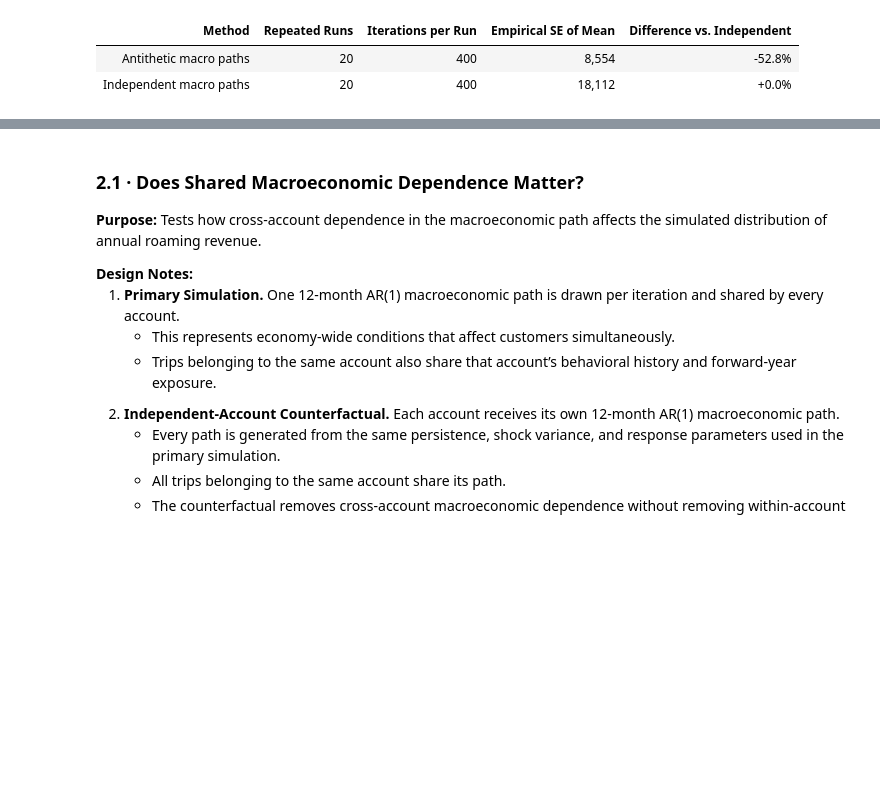
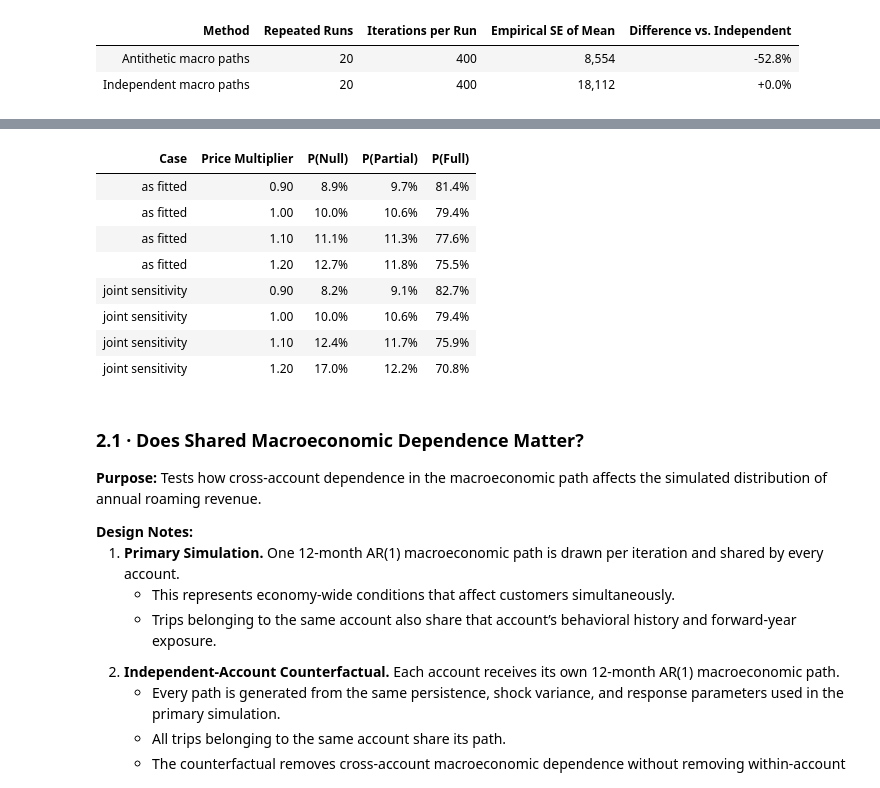
Before and after one commit to paforsey/data-science-portfolio, a Jupyter notebook: case-studies/international-roaming/international_roaming.ipynb, the cells around one changed output, grey strips where cells are left out. Cells and saved outputs as stored; diff of their text form; code cells hidden in the pictures; blank space fills up the shorter version.

```diff
--- a/case-studies/international-roaming/international_roaming.ipynb
+++ b/case-studies/international-roaming/international_roaming.ipynb
@@ -8168,3 +8168,75 @@ Monte Carlo Precision Comparison (USD)
 | Method | Repeated Runs | Iterations per Run | Empirical SE of Mean | Difference vs. Independent |
 | Antithetic macro paths | 20 | 400 | 8,554 | -52.8% |
 | Independent macro paths | 20 | 400 | 18,112 | +0.0% |
+# %%
+# Build Coverage-State Probability Curve
+# Population-mean P(null)/P(partial)/P(full) by price and behavioral case — the
+# State Model's price-response mechanism itself, not a simulated quantity, and
+# not conditioned on macro scenario: the macro shift only affects trip
+# occurrence, never these state probabilities (see the "Macroeconomic
+# Sensitivity Scenarios" design notes). Consumed by the Scenario Tool to show
+# how the coverage-state mix shifts with price, so the mechanism behind the
+# revenue/purchaser trade-off chart is visible, not just its output.
+probability_curve_rows = []
+
+for case, response_scale in [
+    ('as fitted', 1.0),
+    ('joint sensitivity', RESPONSE_RATIO),
+]:
+    for multiplier in GRID:
+        mean_probability = probs_at(
+            multiplier,
+            response_scale,
+        ).mean(axis = 0)
+
+        probability_curve_rows.append({
+            'case': case,
+            'price_multiplier': multiplier,
+            'p_null': mean_probability[IDX['null']],
+            'p_partial': mean_probability[IDX['partial']],
+            'p_full': mean_probability[IDX['full']],
+        })
+
+probability_curve = pd.DataFrame(probability_curve_rows)
+
+assert np.allclose(
+    probability_curve[[
+        'p_null',
+        'p_partial',
+        'p_full',
+    ]].sum(axis = 1),
+    1.0,
+    atol = 1e-6,
+), 'coverage-state probabilities do not sum to one'
+
+probability_curve_display = (
+    probability_curve
+    .loc[
+        probability_curve['price_multiplier'].isin([0.90, 1.00, 1.10, 1.20])
+    ]
+    .rename(columns = {
+        'case': 'Case',
+        'price_multiplier': 'Price Multiplier',
+        'p_null': 'P(Null)',
+        'p_partial': 'P(Partial)',
+        'p_full': 'P(Full)',
+    })
+    .sort_values(['Case', 'Price Multiplier'])
+)
+
+display(
+    probability_curve_display.style
+    .hide(axis = 'index')
+    .format({
+        'Price Multiplier': '{:.2f}',
+        'P(Null)': '{:.1%}',
+        'P(Partial)': '{:.1%}',
+        'P(Full)': '{:.1%}',
+    })
+    .set_caption(
+        'Coverage-State Mix at Observed Prices, by Behavioral Case'
+    )
+    .set_properties(**{'text-align': 'left'})
+    .set_table_styles(TABLE_STYLES)
+)
+# %% [output]
@@ -8171,3 +8244,12 @@ Monte Carlo Precision Comparison (USD)
+| Case | Price Multiplier | P(Null) | P(Partial) | P(Full) |
+| as fitted | 0.90 | 8.9% | 9.7% | 81.4% |
+| as fitted | 1.00 | 10.0% | 10.6% | 79.4% |
+| as fitted | 1.10 | 11.1% | 11.3% | 77.6% |
+| as fitted | 1.20 | 12.7% | 11.8% | 75.5% |
+| joint sensitivity | 0.90 | 8.2% | 9.1% | 82.7% |
+| joint sensitivity | 1.00 | 10.0% | 10.6% | 79.4% |
+| joint sensitivity | 1.10 | 12.4% | 11.7% | 75.9% |
+| joint sensitivity | 1.20 | 17.0% | 12.2% | 70.8% |
 # %% [markdown]
 <div>
 <h3>2.1 · Does Shared Macroeconomic Dependence Matter?</h3>
```
Also changed, not shown: parts of 3 cells of this notebook, 7 other files.
